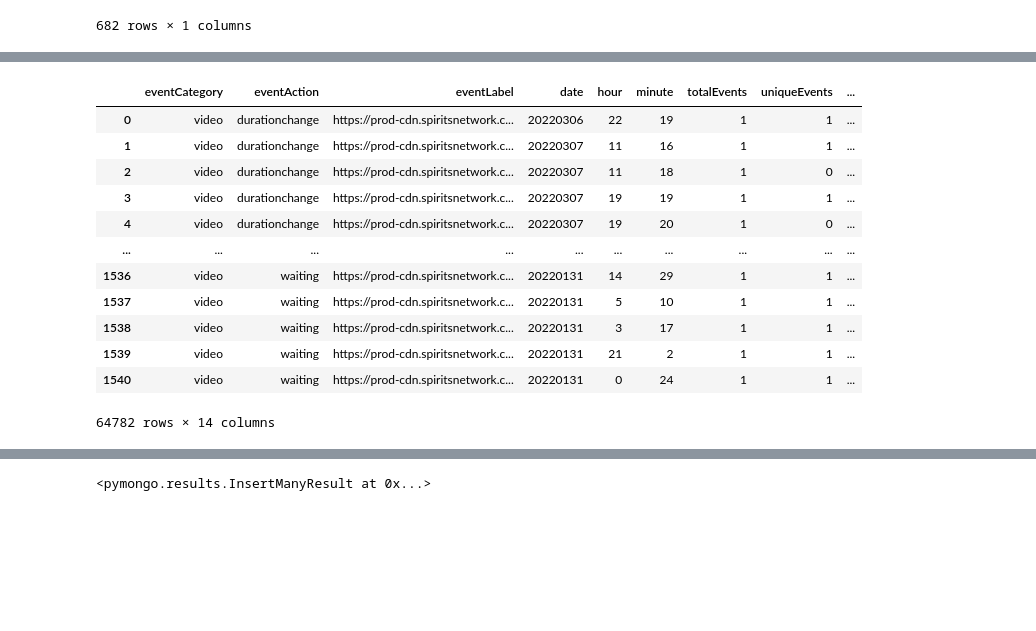
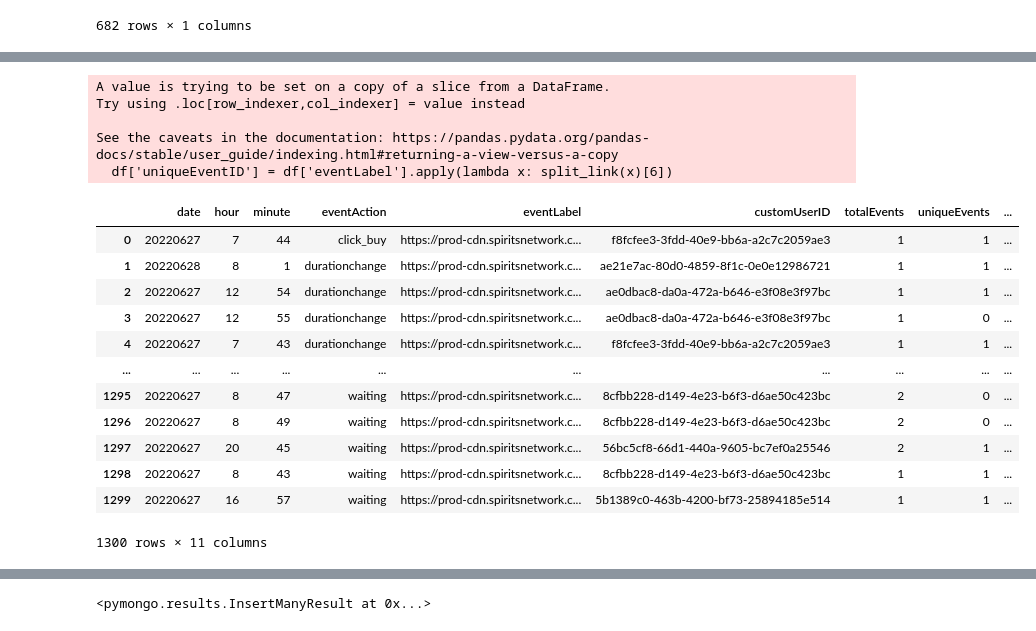
Before and after one commit to Vladykart/spirit_dashboard, a Jupyter notebook: notebooks/to_mongo_db.ipynb, the cells around one changed output, grey strips where cells are left out. Saved outputs shown, nothing was run; the diff lists cells and outputs as text; code cells hidden in the pictures; blank space fills up the shorter version.

```diff
--- a/notebooks/to_mongo_db.ipynb
+++ b/notebooks/to_mongo_db.ipynb
@@ -9,6 +6,6 @@ WindowsPath('C:/Users/user/PycharmProjects/spirit_dashboard/data')
 # %%
 # video_df = pd.read_excel(LOCAL_DATA_PATH.joinpath("VideoPackages.xlsx"))
-video_df = pd.read_csv(LOCAL_DATA_PATH.joinpath("video_events_test_sample.csv"), index_col=0)
+video_df = pd.read_csv(LOCAL_DATA_PATH.joinpath("gapi_video_events_raw_report_606.csv"), index_col=0)
 name_space = pd.read_excel(LOCAL_DATA_PATH.joinpath('GA-VideoPlaySeek_SinceAug2020 (1).xlsx'),
                            sheet_name='Packages')
 name_space = name_space.set_index('Id')
@@ -31,35 +44,40 @@ name_space
 # %%
 def split_link(x):
     s = re.split('[/&?]', str(x))
     # print(len(s))
     return s
 
 def parse_url(df):
 
-    df['eventType'] = df['eventLabel'].apply(lambda x: split_link(x)[5])
+    # df['eventType'] = df['eventLabel'].apply(lambda x: split_link(x)[5])
     df['uniqueEventID'] = df['eventLabel'].apply(lambda x: split_link(x)[6])
     df['contantName'] = df['eventLabel'].apply(lambda x: split_link(x)[7])
     # df['Key_Pair_Id'] = df['eventLabel'].apply(lambda x: str(split_link(x)[8]).replace('Key-Pair-Id=', ''))
     # df['Policy'] = df['eventLabel'].apply(lambda x: str(split_link(x)[9]).replace('Policy=', ''))
     # df['Signature'] = df['eventLabel'].apply(lambda x: str(split_link(x)[10]).replace('Signature=', ''))
 
     return df
 
 
 df1 = parse_url(video_df).copy()
 df1
 # %% [output]
+A value is trying to be set on a copy of a slice from a DataFrame.
+Try using .loc[row_indexer,col_indexer] = value instead
+
+See the caveats in the documentation: https://pandas.pydata.org/pandas-docs/stable/user_guide/indexing.html#returning-a-view-versus-a-copy
+  df['uniqueEventID'] = df['eventLabel'].apply(lambda x: split_link(x)[6])
-|  | eventCategory | eventAction | eventLabel | date | hour | minute | totalEvents | uniqueEvents | ... |
-| 0 | video | durationchange | https://prod-cdn.spiritsnetwork.c... | 20220306 | 22 | 19 | 1 | 1 | ... |
-| 1 | video | durationchange | https://prod-cdn.spiritsnetwork.c... | 20220307 | 11 | 16 | 1 | 1 | ... |
-| 2 | video | durationchange | https://prod-cdn.spiritsnetwork.c... | 20220307 | 11 | 18 | 1 | 0 | ... |
-| 3 | video | durationchange | https://prod-cdn.spiritsnetwork.c... | 20220307 | 19 | 19 | 1 | 1 | ... |
-| 4 | video | durationchange | https://prod-cdn.spiritsnetwork.c... | 20220307 | 19 | 20 | 1 | 0 | ... |
+|  | date | hour | minute | eventAction | eventLabel | customUserID | totalEvents | uniqueEvents | ... |
+| 0 | 20220627 | 7 | 44 | click_buy | https://prod-cdn.spiritsnetwork.c... | f8fcfee3-3fdd-40e9-bb6a-a2c7c2059ae3 | 1 | 1 | ... |
+| 1 | 20220628 | 8 | 1 | durationchange | https://prod-cdn.spiritsnetwork.c... | ae21e7ac-80d0-4859-8f1c-0e0e12986721 | 1 | 1 | ... |
+| 2 | 20220627 | 12 | 54 | durationchange | https://prod-cdn.spiritsnetwork.c... | ae0dbac8-da0a-472a-b646-e3f08e3f97bc | 1 | 1 | ... |
+| 3 | 20220627 | 12 | 55 | durationchange | https://prod-cdn.spiritsnetwork.c... | ae0dbac8-da0a-472a-b646-e3f08e3f97bc | 1 | 0 | ... |
+| 4 | 20220627 | 7 | 43 | durationchange | https://prod-cdn.spiritsnetwork.c... | f8fcfee3-3fdd-40e9-bb6a-a2c7c2059ae3 | 1 | 1 | ... |
 | ... | ... | ... | ... | ... | ... | ... | ... | ... | ... |
-| 1536 | video | waiting | https://prod-cdn.spiritsnetwork.c... | 20220131 | 14 | 29 | 1 | 1 | ... |
-| 1537 | video | waiting | https://prod-cdn.spiritsnetwork.c... | 20220131 | 5 | 10 | 1 | 1 | ... |
-| 1538 | video | waiting | https://prod-cdn.spiritsnetwork.c... | 20220131 | 3 | 17 | 1 | 1 | ... |
-| 1539 | video | waiting | https://prod-cdn.spiritsnetwork.c... | 20220131 | 21 | 2 | 1 | 1 | ... |
-| 1540 | video | waiting | https://prod-cdn.spiritsnetwork.c... | 20220131 | 0 | 24 | 1 | 1 | ... |
+| 1295 | 20220627 | 8 | 47 | waiting | https://prod-cdn.spiritsnetwork.c... | 8cfbb228-d149-4e23-b6f3-d6ae50c423bc | 2 | 0 | ... |
+| 1296 | 20220627 | 8 | 49 | waiting | https://prod-cdn.spiritsnetwork.c... | 8cfbb228-d149-4e23-b6f3-d6ae50c423bc | 2 | 0 | ... |
+| 1297 | 20220627 | 20 | 45 | waiting | https://prod-cdn.spiritsnetwork.c... | 56bc5cf8-66d1-440a-9605-bc7ef0a25546 | 2 | 1 | ... |
+| 1298 | 20220627 | 8 | 43 | waiting | https://prod-cdn.spiritsnetwork.c... | 8cfbb228-d149-4e23-b6f3-d6ae50c423bc | 1 | 1 | ... |
+| 1299 | 20220627 | 16 | 57 | waiting | https://prod-cdn.spiritsnetwork.c... | 5b1389c0-463b-4200-bf73-25894185e514 | 1 | 1 | ... |
-64782 rows × 14 columns
+1300 rows × 11 columns
 # %%
```
Also changed, not shown: parts of 6 cells of this notebook, 2 other files.
